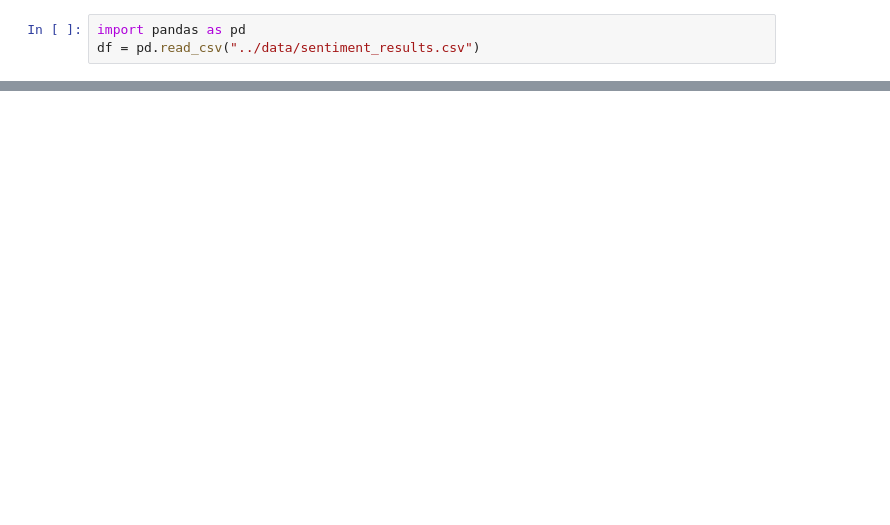
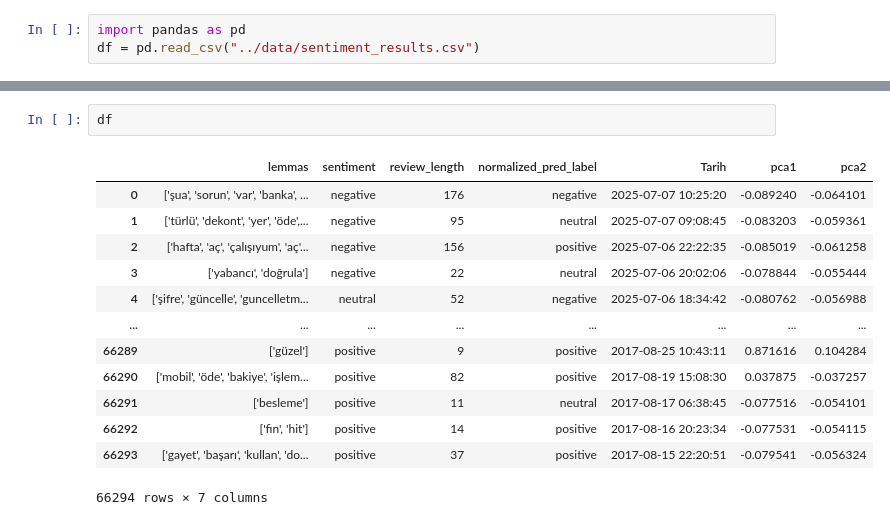
Before and after one commit to enisba/paycell-review-analysis, a Jupyter notebook: Notebooks/04_visualization.ipynb, the cells around one changed output, grey strips where cells are left out. Saved outputs shown, nothing was run; the diff lists cells and outputs as text; blank space fills up the shorter version.

```diff
--- a/Notebooks/04_visualization.ipynb
+++ b/Notebooks/04_visualization.ipynb
@@ -53,0 +159,16 @@ plt.show()
+# %%
+df
+# %% [output]
+|  | lemmas | sentiment | review_length | normalized_pred_label | Tarih | pca1 | pca2 |
+| 0 | ['şua', 'sorun', 'var', 'banka', ... | negative | 176 | negative | 2025-07-07 10:25:20 | -0.089240 | -0.064101 |
+| 1 | ['türlü', 'dekont', 'yer', 'öde',... | negative | 95 | neutral | 2025-07-07 09:08:45 | -0.083203 | -0.059361 |
+| 2 | ['hafta', 'aç', 'çalışıyum', 'aç'... | negative | 156 | positive | 2025-07-06 22:22:35 | -0.085019 | -0.061258 |
+| 3 | ['yabancı', 'doğrula'] | negative | 22 | neutral | 2025-07-06 20:02:06 | -0.078844 | -0.055444 |
+| 4 | ['şifre', 'güncelle', 'guncelletm... | neutral | 52 | negative | 2025-07-06 18:34:42 | -0.080762 | -0.056988 |
+| ... | ... | ... | ... | ... | ... | ... | ... |
+| 66289 | ['güzel'] | positive | 9 | positive | 2017-08-25 10:43:11 | 0.871616 | 0.104284 |
+| 66290 | ['mobil', 'öde', 'bakiye', 'işlem... | positive | 82 | positive | 2017-08-19 15:08:30 | 0.037875 | -0.037257 |
+| 66291 | ['besleme'] | positive | 11 | neutral | 2017-08-17 06:38:45 | -0.077516 | -0.054101 |
+| 66292 | ['fin', 'hit'] | positive | 14 | positive | 2017-08-16 20:23:34 | -0.077531 | -0.054115 |
+| 66293 | ['gayet', 'başarı', 'kullan', 'do... | positive | 37 | positive | 2017-08-15 22:20:51 | -0.079541 | -0.056324 |
+66294 rows × 7 columns
```
Also changed, not shown: parts of 10 cells of this notebook.
